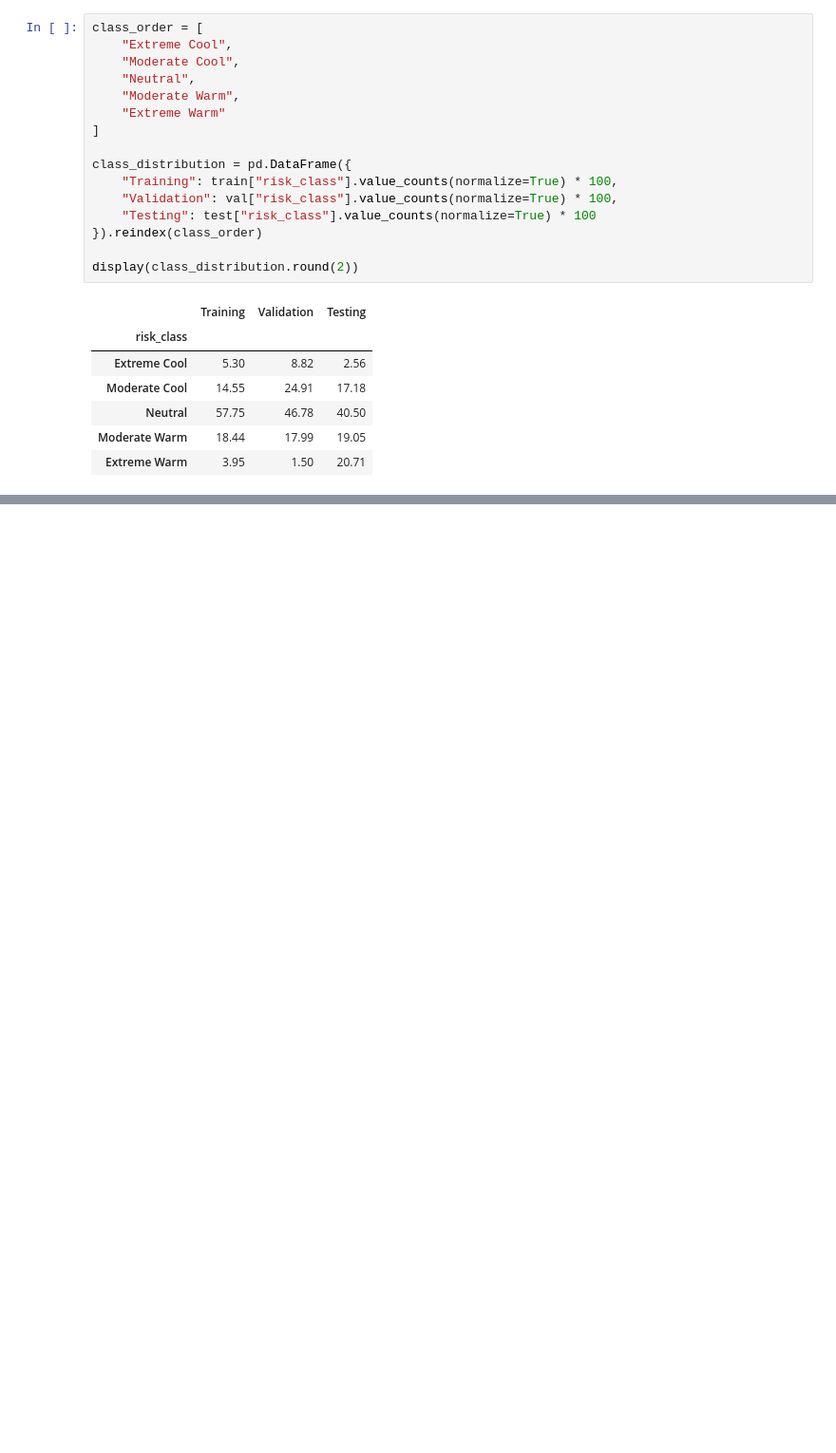
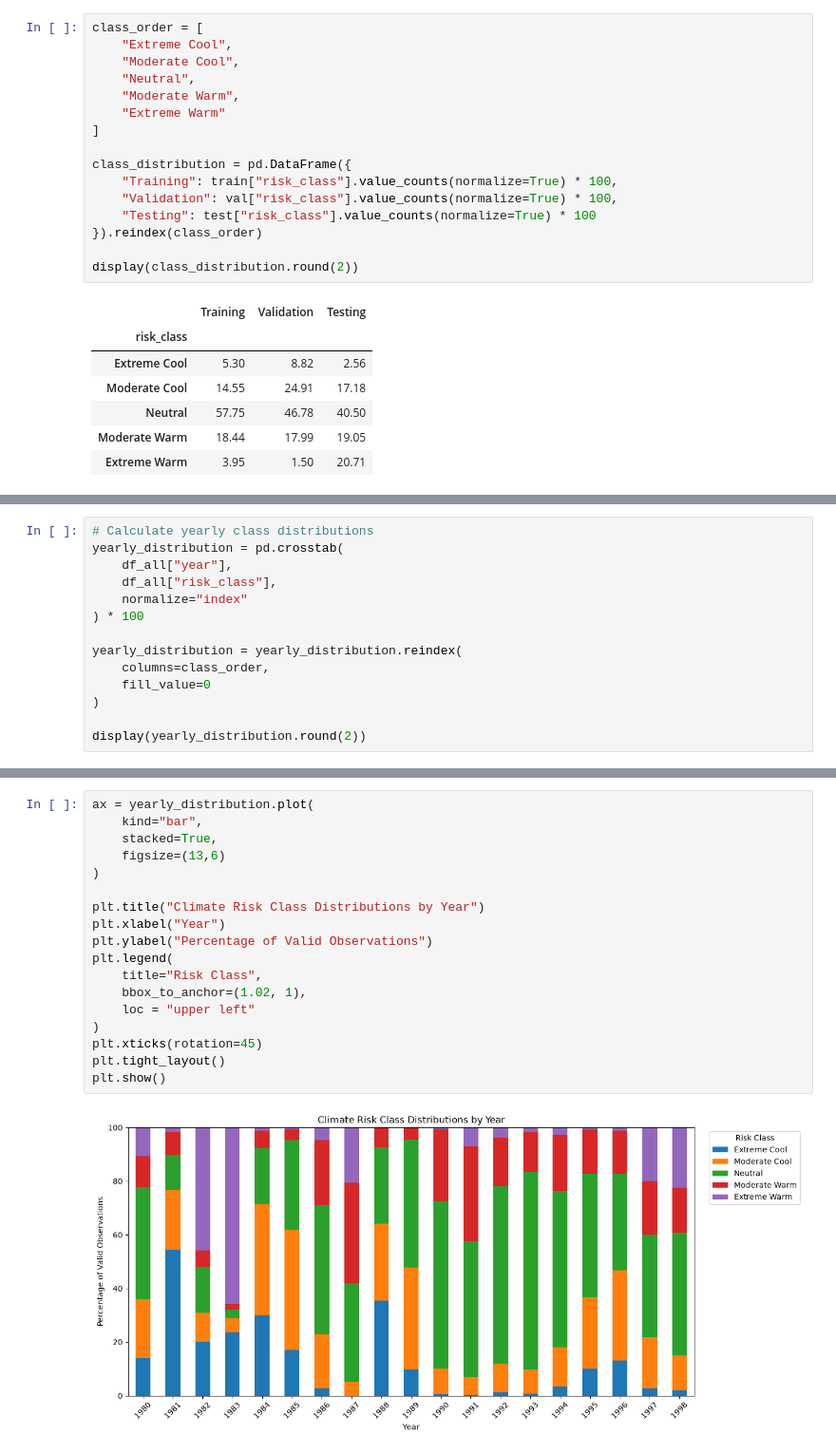
Before and after one commit to Break-Through-Tech/AWS-1A-climate-risk-modeling-for-supply-chain-resiliency, a Jupyter notebook: notebooks/eda_temporal_analysis.ipynb, the cells around one changed output, grey strips where cells are left out. Shown at 95% size. Drawn from its saved outputs; the diff is of its cells as text; blank space fills up the shorter version.

```diff
--- a/notebooks/eda_temporal_analysis.ipynb
+++ b/notebooks/eda_temporal_analysis.ipynb
@@ -148,0 +177,14 @@ display(class_distribution.round(2))
+# %%
+# Calculate yearly class distributions
+yearly_distribution = pd.crosstab(
+    df_all["year"],
+    df_all["risk_class"],
+    normalize="index"
+) * 100
+
+yearly_distribution = yearly_distribution.reindex(
+    columns=class_order,
+    fill_value=0
+)
+
+display(yearly_distribution.round(2))
@@ -148,0 +210,20 @@ display(class_distribution.round(2))
+# %%
+ax = yearly_distribution.plot(
+    kind="bar",
+    stacked=True,
+    figsize=(13,6)
+)
+
+plt.title("Climate Risk Class Distributions by Year")
+plt.xlabel("Year")
+plt.ylabel("Percentage of Valid Observations")
+plt.legend(
+    title="Risk Class",
+    bbox_to_anchor=(1.02, 1),
+    loc = "upper left"
+)
+plt.xticks(rotation=45)
+plt.tight_layout()
+plt.show()
+# %% [output]
+[figure, added]
```
Also changed, not shown: parts of 17 cells of this notebook.
